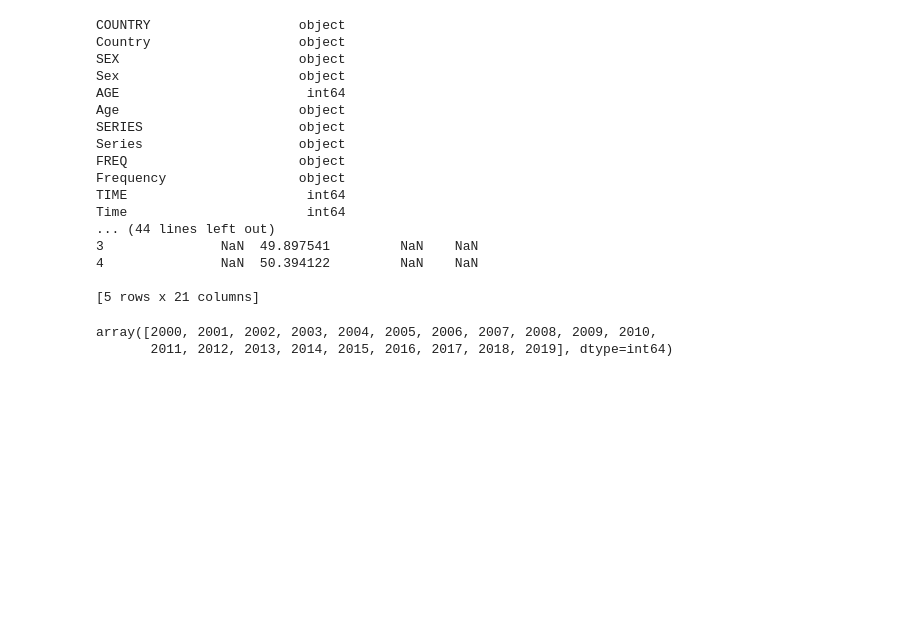
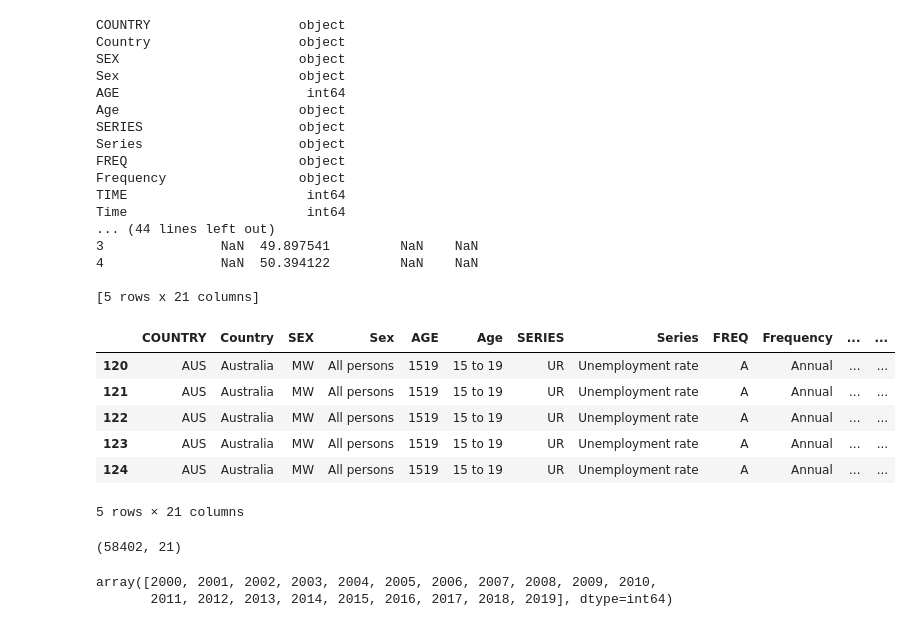
Before and after one commit to DanielDelValle/Picture_Colorizer_Project, a Jupyter notebook: PROYECTO/notebooks/Unemployment_Data.ipynb, the cells around one changed output. Saved outputs shown, nothing was run; the diff lists cells and outputs as text; code cells hidden in the pictures; blank space fills up the shorter version.

```diff
--- a/PROYECTO/notebooks/Unemployment_Data.ipynb
+++ b/PROYECTO/notebooks/Unemployment_Data.ipynb
@@ -25,5 +25,15 @@ Time                       int64
 [5 rows x 21 columns]
 # %%
 unemployment = unemployment.loc[unemployment['Series'] == "Unemployment rate"]  #selecting only values of interest
+# %%
+unemployment.head()
+# %% [output]
+|  | COUNTRY | Country | SEX | Sex | AGE | Age | SERIES | Series | FREQ | Frequency | ... | ... |
+| 120 | AUS | Australia | MW | All persons | 1519 | 15 to 19 | UR | Unemployment rate | A | Annual | ... | ... |
+| 121 | AUS | Australia | MW | All persons | 1519 | 15 to 19 | UR | Unemployment rate | A | Annual | ... | ... |
+| 122 | AUS | Australia | MW | All persons | 1519 | 15 to 19 | UR | Unemployment rate | A | Annual | ... | ... |
+| 123 | AUS | Australia | MW | All persons | 1519 | 15 to 19 | UR | Unemployment rate | A | Annual | ... | ... |
+| 124 | AUS | Australia | MW | All persons | 1519 | 15 to 19 | UR | Unemployment rate | A | Annual | ... | ... |
+5 rows × 21 columns
 # %%
 unemp = unemployment.loc[unemployment["Country"].isin(countrylist)]      #selecting values only for countries in both dataframes
@@ -30,3 +43,7 @@ unemp = unemployment.loc[unemployment["Country"].isin(countrylist)]      #select
+# %%
+unemp.shape
+# %% [output]
+(58402, 21)
 # %%
 unemp = unemployment.rename(columns={'SEX': 'Gender', 'Value':'Unemploy_Rate', "Time": "Year"})   #renaming columns for better understanding and according to the other dataframe
 # %%
```
Also changed, not shown: parts of 7 cells of this notebook, 16 other files.
